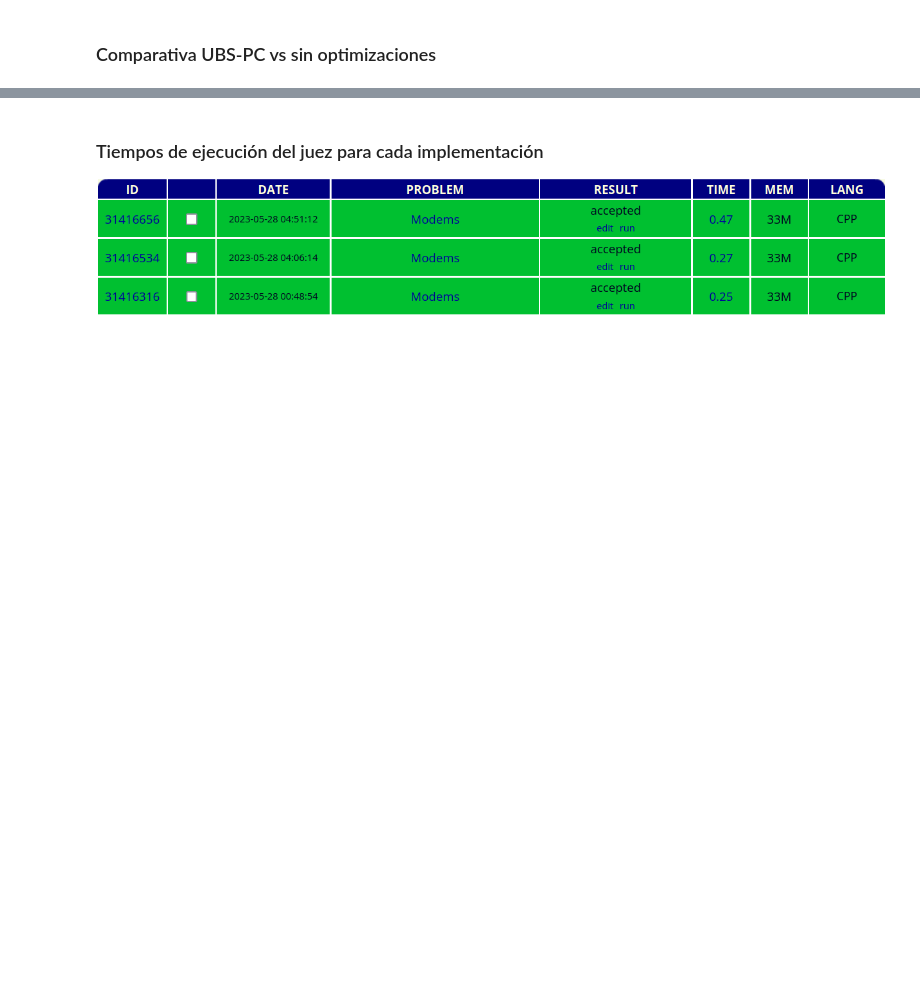
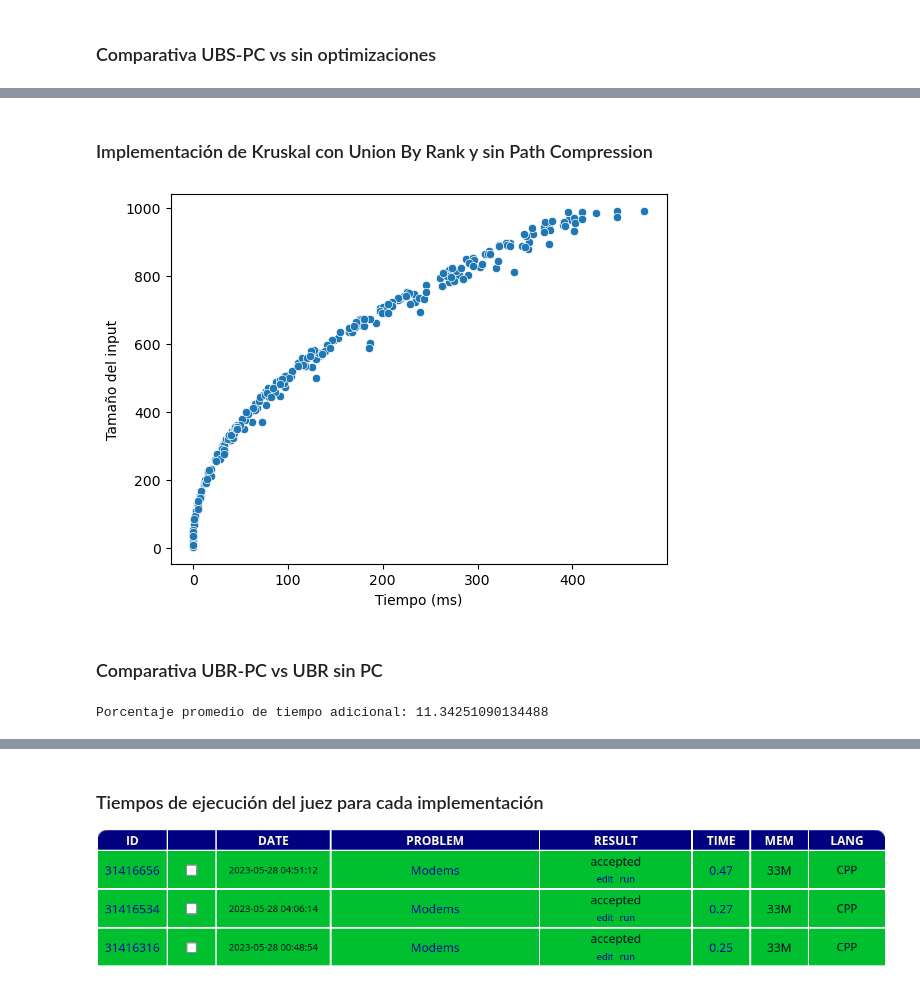
Before and after one commit to nicocarrasco703/algo3-tp1, a Jupyter notebook: TP2/Experimentación/experimentacion.ipynb, the cells around one changed output, grey strips where cells are left out. Saved outputs shown, nothing was run; the diff lists cells and outputs as text; code cells hidden in the pictures; blank space fills up the shorter version.

Commit message:
Ag. comparativa densos DSU

```diff
--- a/TP2/Experimentación/experimentacion.ipynb
+++ b/TP2/Experimentación/experimentacion.ipynb
@@ -121,0 +122,51 @@ Porcentaje promedio de tiempo adicional: 42.76512388397554
+# %% [markdown]
+### Implementación de Kruskal con Union By Rank y sin Path Compression
+# %%
+import pandas as pd
+import seaborn as sns
+import matplotlib.pyplot as plt
+import numpy as np
+
+# Leer el archivo CSV
+df = pd.read_csv("resultados_ubr_nopc.csv")
+
+# Eliminar el espacio adicional en el nombre del encabezado
+df.columns = df.columns.str.strip()
+
+# Obtener los valores del tamaño del input y el tiempo
+input_size = df["Tamaño del input"]
+time = df["Tiempo (ms)"]
+
+# Crear el gráfico
+sns.scatterplot(x=time, y=input_size)
+plt.xlabel("Tiempo (ms)")
+plt.ylabel("Tamaño del input")
+
+# Mostrar el gráfico
+plt.show()
+# %% [output]
+[figure, added]
+# %% [markdown]
+### Comparativa UBR-PC vs UBR sin PC
+# %%
+# Leer los datos de los dos archivos CSV
+df1 = pd.read_csv("resultados_ubr_pc.csv")
+df2 = pd.read_csv("resultados_ubr_nopc.csv")
+
+# Eliminar el espacio adicional en el nombre del encabezado
+df1.columns = df1.columns.str.strip()
+df2.columns = df2.columns.str.strip()
+
+# Calcular la diferencia de tiempo
+diferencia_tiempo = df2["Tiempo (ms)"] - df1["Tiempo (ms)"]
+
+# Calcular el porcentaje de tiempo adicional
+porcentaje_adicional = (diferencia_tiempo / df1["Tiempo (ms)"]) * 100
+
+# Calcular el promedio del porcentaje de tiempo adicional
+porcentaje_promedio = porcentaje_adicional.mean()
+
+# Imprimir el porcentaje promedio de tiempo adicional
+print("Porcentaje promedio de tiempo adicional:", porcentaje_promedio)
+# %% [output]
+Porcentaje promedio de tiempo adicional: 11.34251090134488
```
Also changed, not shown: parts of 9 cells of this notebook.
